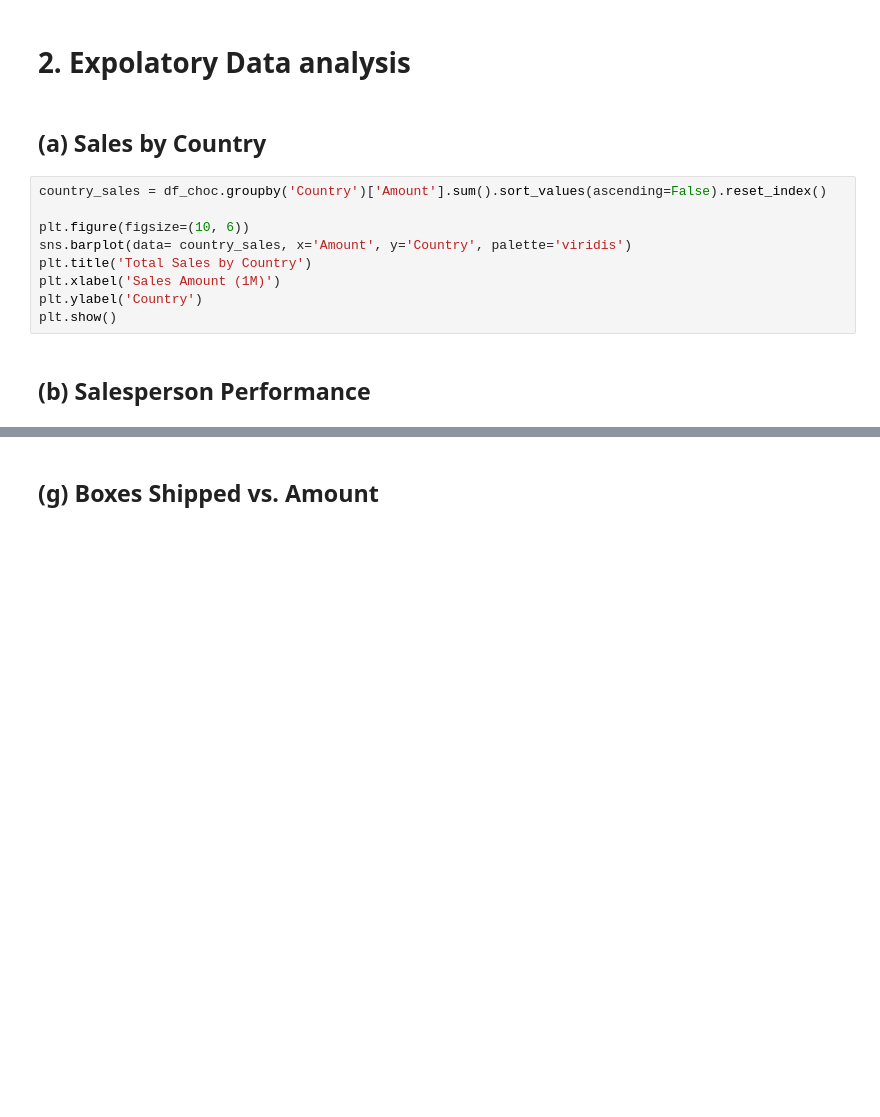
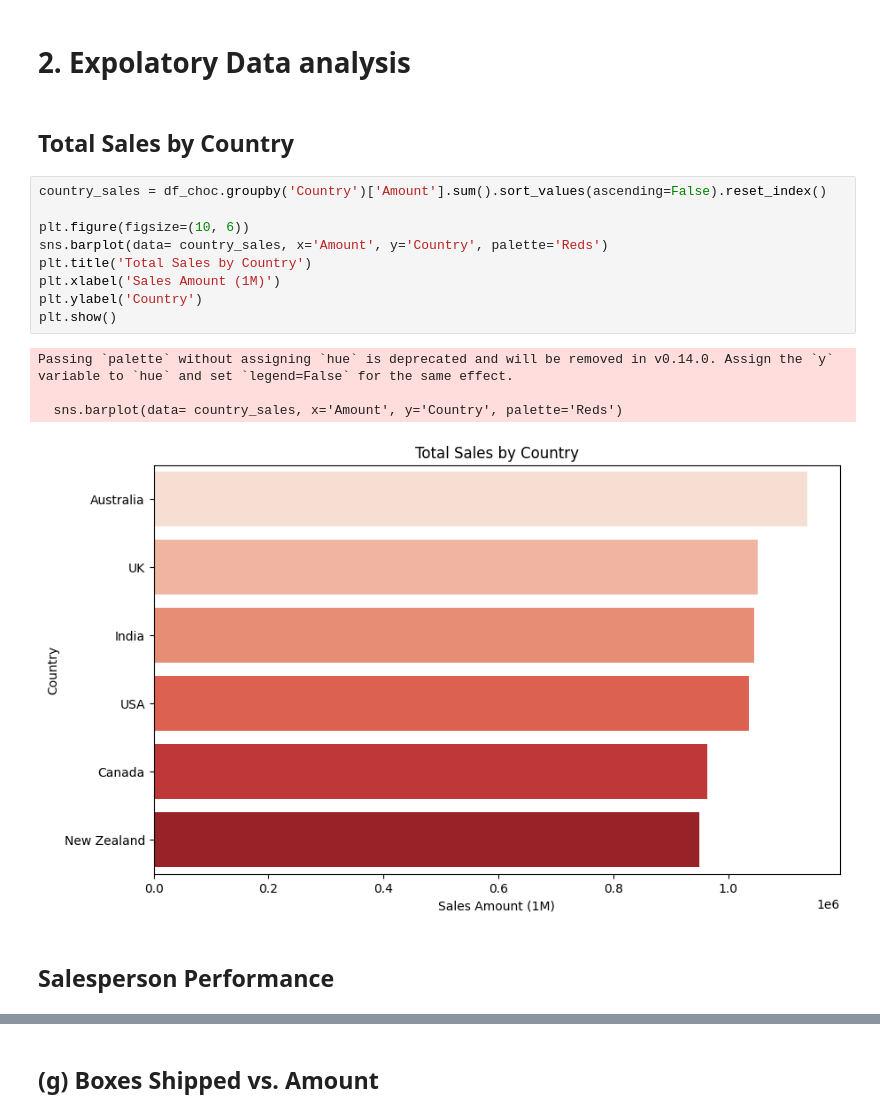
Before and after one commit to mdarifahammedreza/Data-Science-practice, a Jupyter notebook: Analysis_on_Chocolate_Sales.ipynb, the cells around one changed output, grey strips where cells are left out. Drawn from its saved outputs; the diff is of its cells as text; blank space fills up the shorter version.

```diff
--- a/Analysis_on_Chocolate_Sales.ipynb
+++ b/Analysis_on_Chocolate_Sales.ipynb
@@ -50,18 +98,23 @@ df_choc.duplicated().sum()
 # %% [markdown]
 # 2. Expolatory Data analysis
 # %% [markdown]
-## (a) Sales by Country
+##  Total Sales by Country
 # %%
 country_sales = df_choc.groupby('Country')['Amount'].sum().sort_values(ascending=False).reset_index()
 
 plt.figure(figsize=(10, 6))
-sns.barplot(data= country_sales, x='Amount', y='Country', palette='viridis')
+sns.barplot(data= country_sales, x='Amount', y='Country', palette='Reds')
 plt.title('Total Sales by Country')
 plt.xlabel('Sales Amount (1M)')
 plt.ylabel('Country')
 plt.show()
+# %% [output]
+Passing `palette` without assigning `hue` is deprecated and will be removed in v0.14.0. Assign the `y` variable to `hue` and set `legend=False` for the same effect.
+
+  sns.barplot(data= country_sales, x='Amount', y='Country', palette='Reds')
+[figure, added]
 # %% [markdown]
-## (b) Salesperson Performance
+## Salesperson Performance
 # %%
 top_salespeople = df_choc.groupby('Sales Person')['Amount'].sum().sort_values(ascending=False).head(10).reset_index()
 
```
Also changed, not shown: parts of 32 cells of this notebook.
